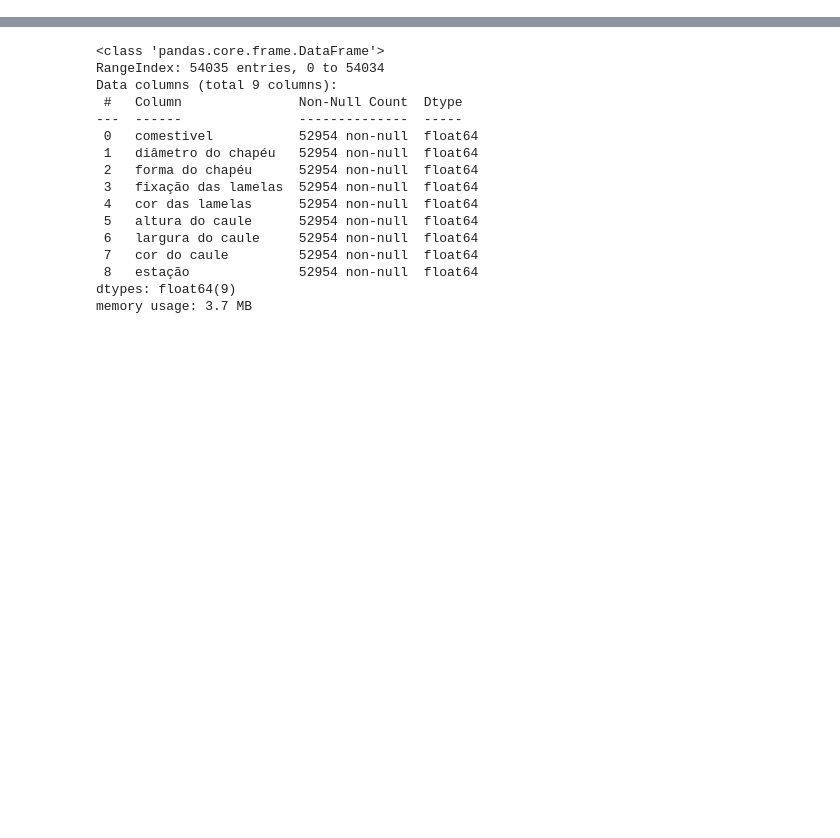
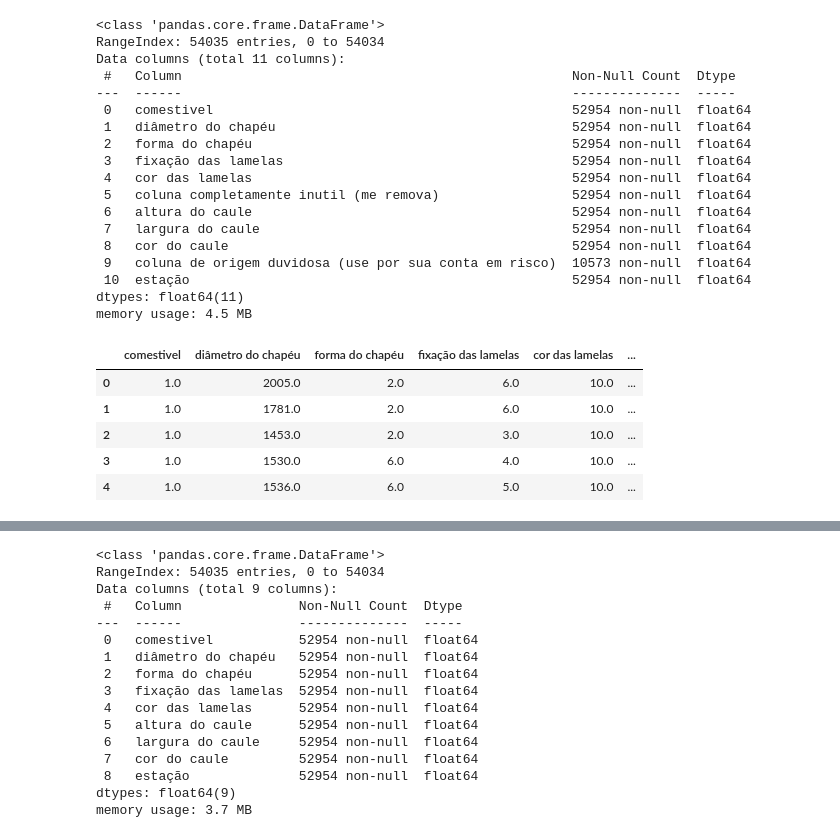
Before and after one commit to nemcolas/cp5_IA, a Jupyter notebook: cp.ipynb, the cells around one changed output, grey strips where cells are left out. Drawn from its saved outputs; the diff is of its cells as text; code cells hidden in the pictures; blank space fills up the shorter version.

```diff
--- a/cp.ipynb
+++ b/cp.ipynb
@@ -8,4 +20,29 @@ from sklearn.model_selection import train_test_split
 # %%
 dt = pd.read_csv('cogumelos_MODIFICADO.csv')
 dt.info()
-dt.sample(5)
+dt.head(5)
+# %% [output]
+<class 'pandas.core.frame.DataFrame'>
+RangeIndex: 54035 entries, 0 to 54034
+Data columns (total 11 columns):
+ #   Column                                                  Non-Null Count  Dtype
+---  ------                                                  --------------  -----
+ 0   comestivel                                              52954 non-null  float64
+ 1   diâmetro do chapéu                                      52954 non-null  float64
+ 2   forma do chapéu                                         52954 non-null  float64
+ 3   fixação das lamelas                                     52954 non-null  float64
+ 4   cor das lamelas                                         52954 non-null  float64
+ 5   coluna completamente inutil (me remova)                 52954 non-null  float64
+ 6   altura do caule                                         52954 non-null  float64
+ 7   largura do caule                                        52954 non-null  float64
+ 8   cor do caule                                            52954 non-null  float64
+ 9   coluna de origem duvidosa (use por sua conta em risco)  10573 non-null  float64
+ 10  estação                                                 52954 non-null  float64
+dtypes: float64(11)
+memory usage: 4.5 MB
+|  | comestivel | diâmetro do chapéu | forma do chapéu | fixação das lamelas | cor das lamelas | ... |
+| 0 | 1.0 | 2005.0 | 2.0 | 6.0 | 10.0 | ... |
+| 1 | 1.0 | 1781.0 | 2.0 | 6.0 | 10.0 | ... |
+| 2 | 1.0 | 1453.0 | 2.0 | 3.0 | 10.0 | ... |
+| 3 | 1.0 | 1530.0 | 6.0 | 4.0 | 10.0 | ... |
+| 4 | 1.0 | 1536.0 | 6.0 | 5.0 | 10.0 | ... |
```
Also changed, not shown: parts of 11 cells of this notebook.
